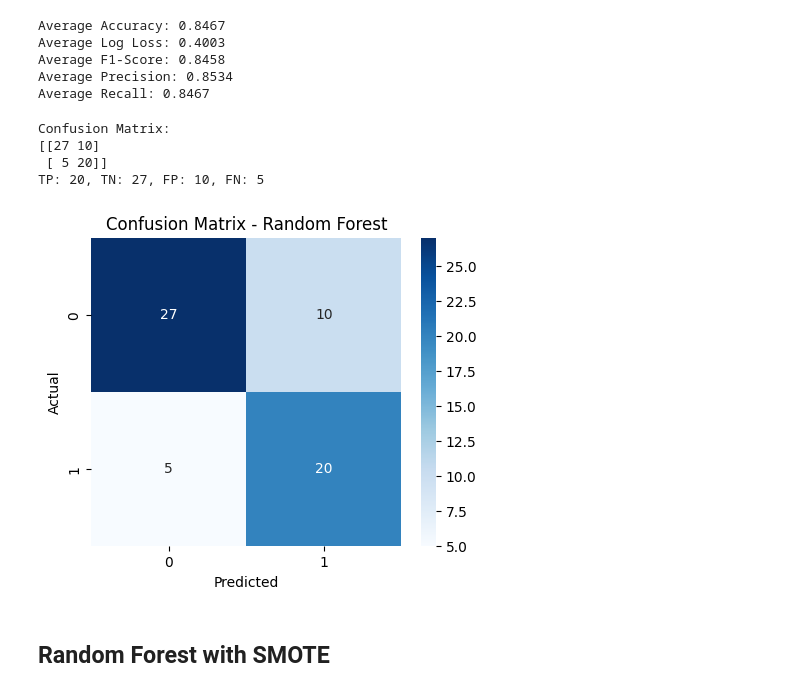
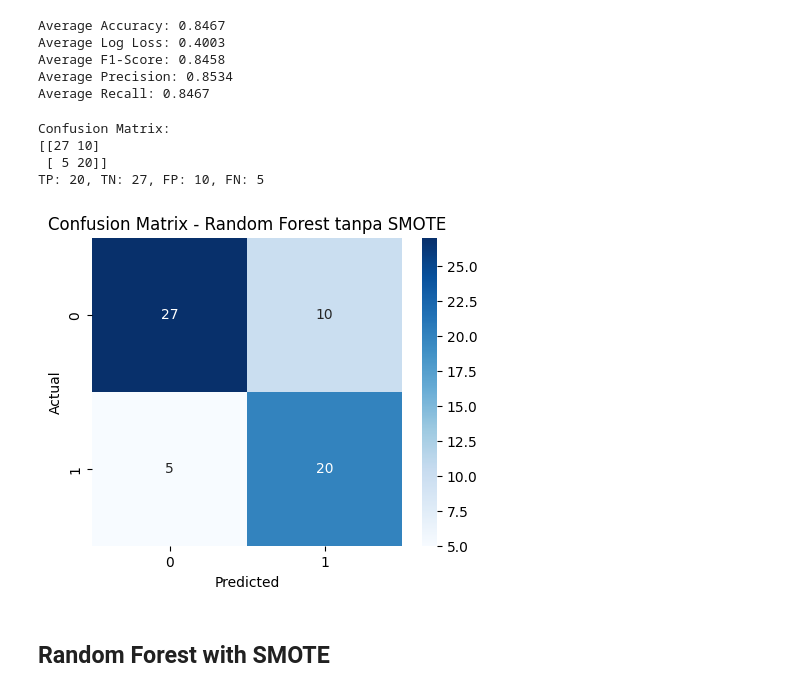
Before and after one commit to yuemway/Prediksi-Penyakit-Jantung, a Jupyter notebook: model/models.ipynb, the cells around one changed output. Drawn from its saved outputs; the diff is of its cells as text; code cells hidden in the pictures.

```diff
--- a/model/models.ipynb
+++ b/model/models.ipynb
@@ -437,33 +437,33 @@ Average Recall: 0.8467
 # %%
 from sklearn.metrics import confusion_matrix
 import seaborn as sns
 
 y_pred_rf = model_rf.predict(X_test_rf)
 cm_rf = confusion_matrix(y_test_rf, y_pred_rf)
 
 print("Confusion Matrix:")
 print(cm_rf)
 
 TP_rf = cm_rf[1, 1]
 TN_rf = cm_rf[0, 0]
 FP_rf = cm_rf[0, 1]
 FN_rf = cm_rf[1, 0]
 
 print(f"TP: {TP_rf}, TN: {TN_rf}, FP: {FP_rf}, FN: {FN_rf}")
 
 # Visualisasinya
 plt.figure(figsize=(5,4))
 sns.heatmap(cm_rf, annot=True, fmt='d', cmap='Blues')
-plt.title('Confusion Matrix - Random Forest')
+plt.title('Confusion Matrix - Random Forest tanpa SMOTE')
 plt.xlabel('Predicted')
 plt.ylabel('Actual')
 plt.show()
 # %% [output]
 Confusion Matrix:
 [[27 10]
  [ 5 20]]
 TP: 20, TN: 27, FP: 10, FN: 5
-[figure, old version]
+[figure, new version]
 # %% [markdown]
 ## Random Forest with SMOTE
 # %%
```
Also changed, not shown: parts of 8 cells of this notebook, 5 other files.
